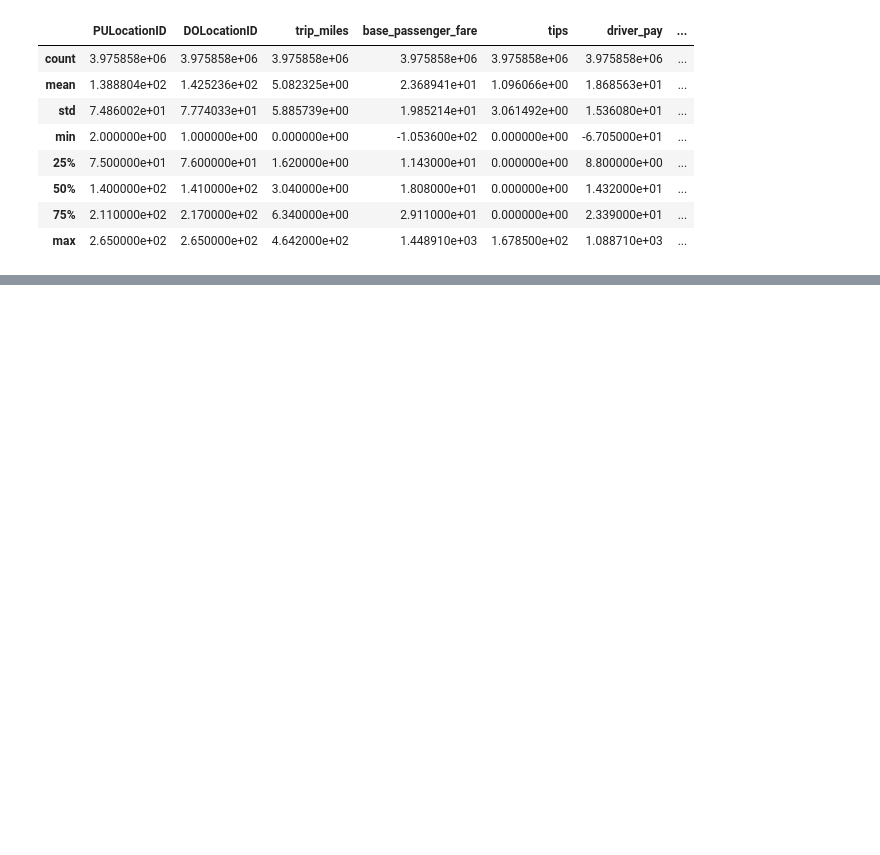
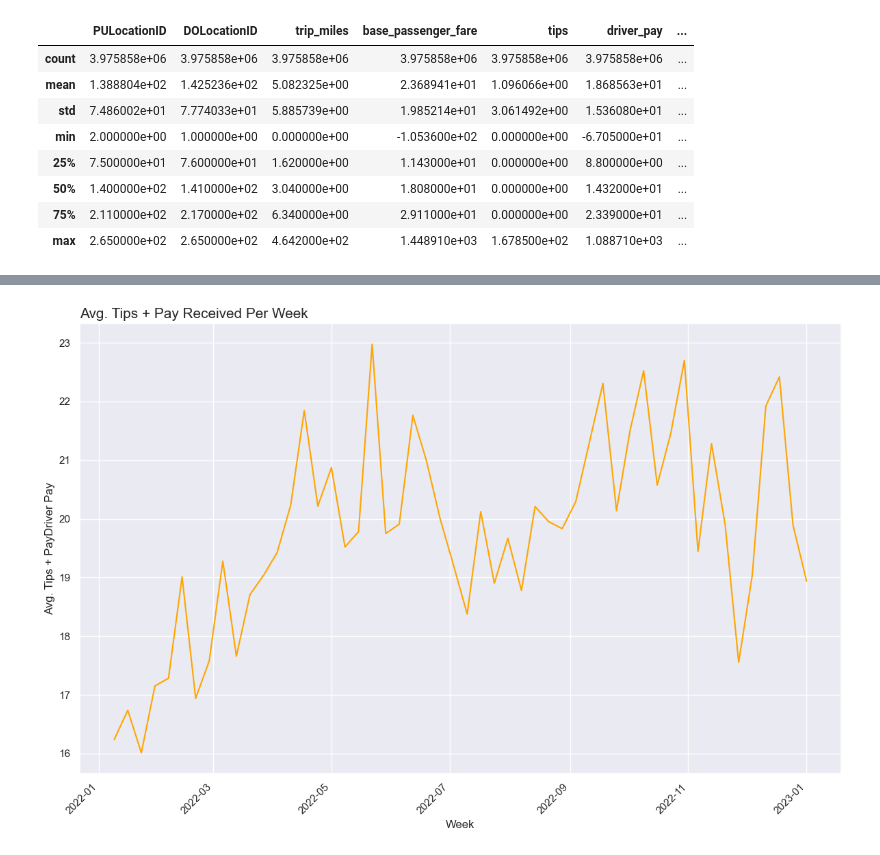
Before and after one commit to dillondiatlo/capstone, a Jupyter notebook: code/Untitled.ipynb, the cells around one changed output, grey strips where cells are left out. Saved outputs shown, nothing was run; the diff lists cells and outputs as text; code cells hidden in the pictures; blank space fills up the shorter version.

```diff
--- a/code/Untitled.ipynb
+++ b/code/Untitled.ipynb
@@ -79,0 +183,11 @@ plt.bar(df['driver_pay'].resample("ME").mean(), df['driver_pay'].resample("ME").
+# %%
+plt.figure(figsize=(12,8))
+plt.plot(df_weekly['tips_driver_pay'].resample('W').mean(), color='orange')
+plt.ylabel("Avg. Tips + PayDriver Pay")
+plt.xlabel("Week")
+plt.title("Avg. Tips + Pay Received Per Week", loc='left', fontsize=15);
+
+plt.xticks(rotation=45, ha='right')  # Rotate the labels for better readability
+plt.tight_layout()
+# %% [output]
+[figure, added]
```
Also changed, not shown: parts of 91 cells of this notebook, 16 other files.
